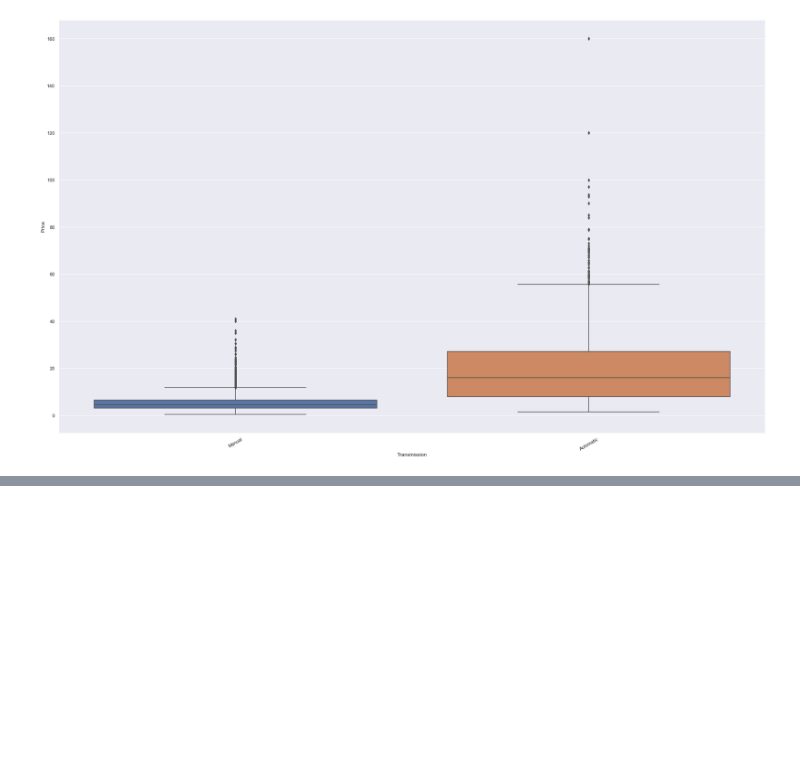
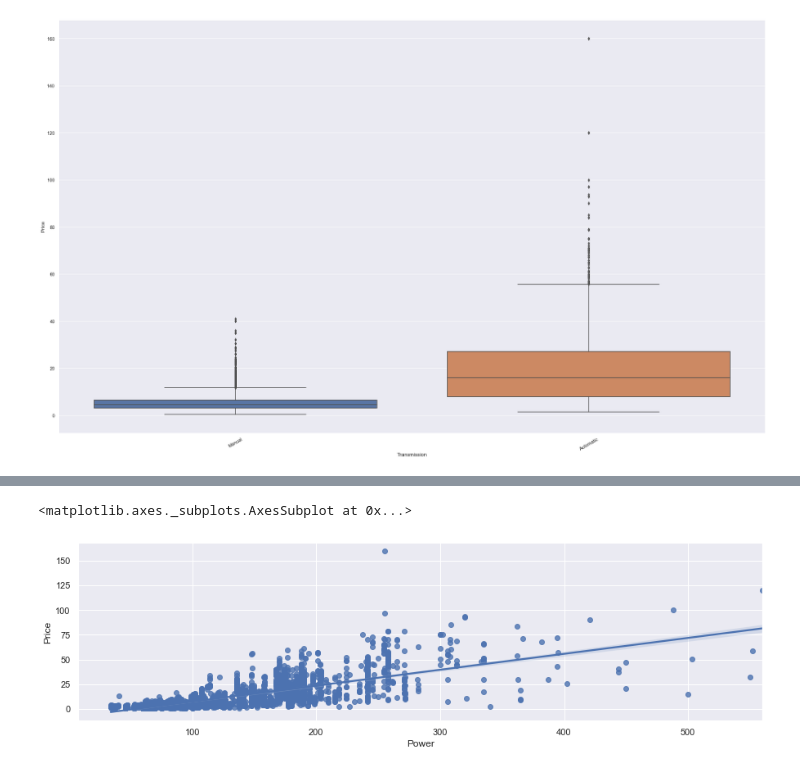
Before and after one commit to KyLarson-Research/Cars4U, a Jupyter notebook: Cars4U.ipynb, the cells around one changed output, grey strips where cells are left out. Saved outputs shown, nothing was run; the diff lists cells and outputs as text; code cells hidden in the pictures; blank space fills up the shorter version.

```diff
--- a/Cars4U.ipynb
+++ b/Cars4U.ipynb
@@ -220,0 +235,18 @@ ax.set_xticklabels(ax.get_xticklabels(),rotation=30)
+# %%
+#Power vs Price
+def num_there(s):#https://stackoverflow.com/questions/19859282/check-if-a-string-contains-a-number
+    return any(i.isdigit() for i in s)
+def float_please(f):
+    if(num_there(f)):
+        return float(f)
+    return 0
+power = copy_used_cars_data['Power']
+copy_used_cars_data['Power'] = power.apply(str)
+copy_used_cars_data['Power'] = power.apply(lambda F: float_please(first_word(F)))
+nonzero_power = (pd.DataFrame(copy_used_cars_data['Power']) != 0).any(axis=1)
+copy_used_cars_data = copy_used_cars_data.loc[nonzero_power]
+plt.figure(figsize=(15,4))
+sns.regplot(data=copy_used_cars_data, x="Power", y="Price")
+# %% [output]
+<matplotlib.axes._subplots.AxesSubplot at 0x...>
+[figure, added]
```
Also changed, not shown: parts of 15 cells of this notebook.
